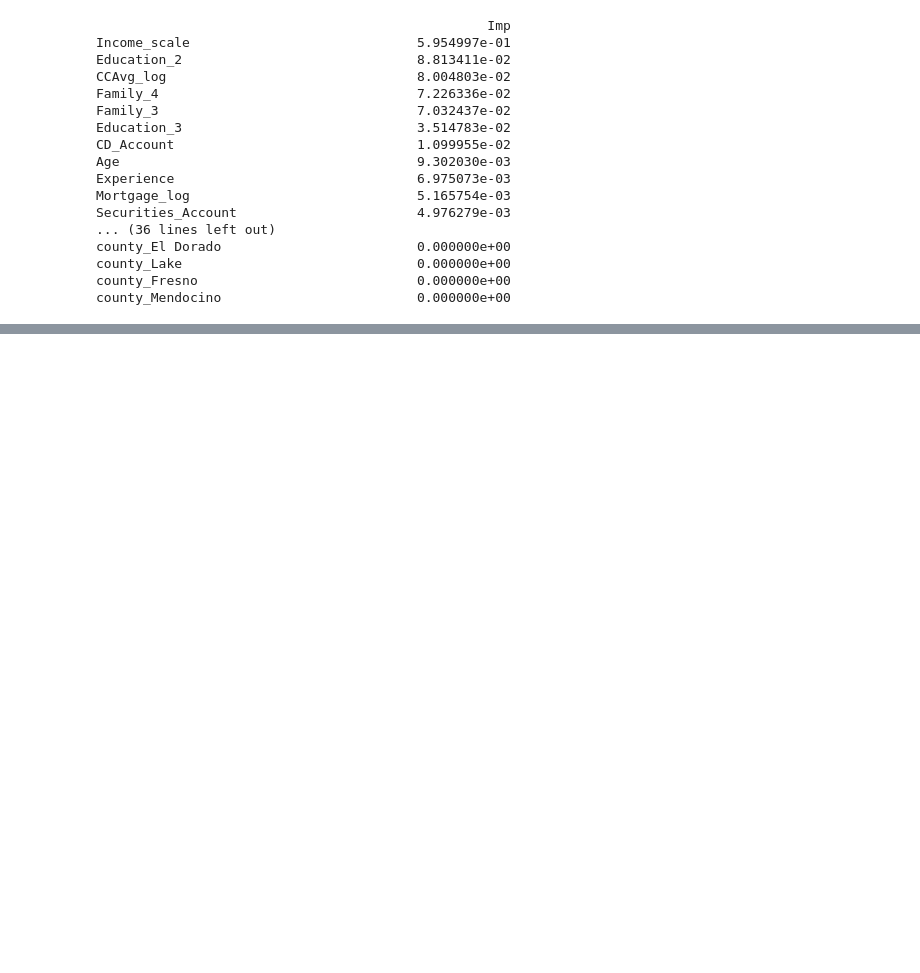
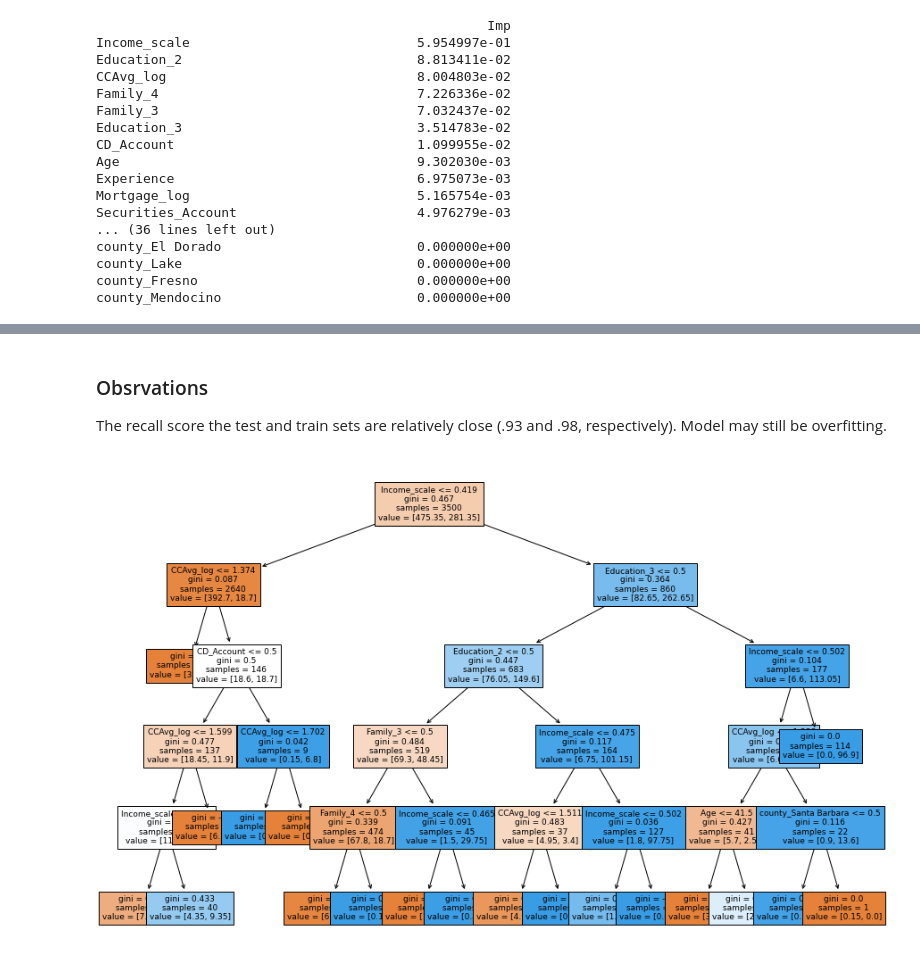
Before and after one commit to kwajpaige/UTAGL_SupervisedLearningClassification, a Jupyter notebook: PaigeSingleton_SupervisedLearningClassificationPersonalLoanCampaign072022.ipynb, the cells around one changed output, grey strips where cells are left out. Cells and saved outputs as stored; diff of their text form; code cells hidden in the pictures; blank space fills up the shorter version.

```diff
--- a/PaigeSingleton_SupervisedLearningClassificationPersonalLoanCampaign072022.ipynb
+++ b/PaigeSingleton_SupervisedLearningClassificationPersonalLoanCampaign072022.ipynb
@@ -1396,0 +1464,21 @@ county_Mendocino                         0.000000e+00
+# %% [markdown]
+### Obsrvations
+The recall score the test and train sets are relatively close (.93 and .98, respectively). Model may still be overfitting.
+# %%
+plt.figure(figsize=(15, 10))
+out = tree.plot_tree(
+    estimator,
+    feature_names=feature_names,
+    filled=True,
+    fontsize=9,
+    node_ids=False,
+    class_names=None,
+)
+for o in out:
+    arrow = o.arrow_patch
+    if arrow is not None:
+        arrow.set_edgecolor("black")
+        arrow.set_linewidth(1)
+plt.show()
+# %% [output]
+[figure, added]
```
Also changed, not shown: parts of 38 cells of this notebook.
